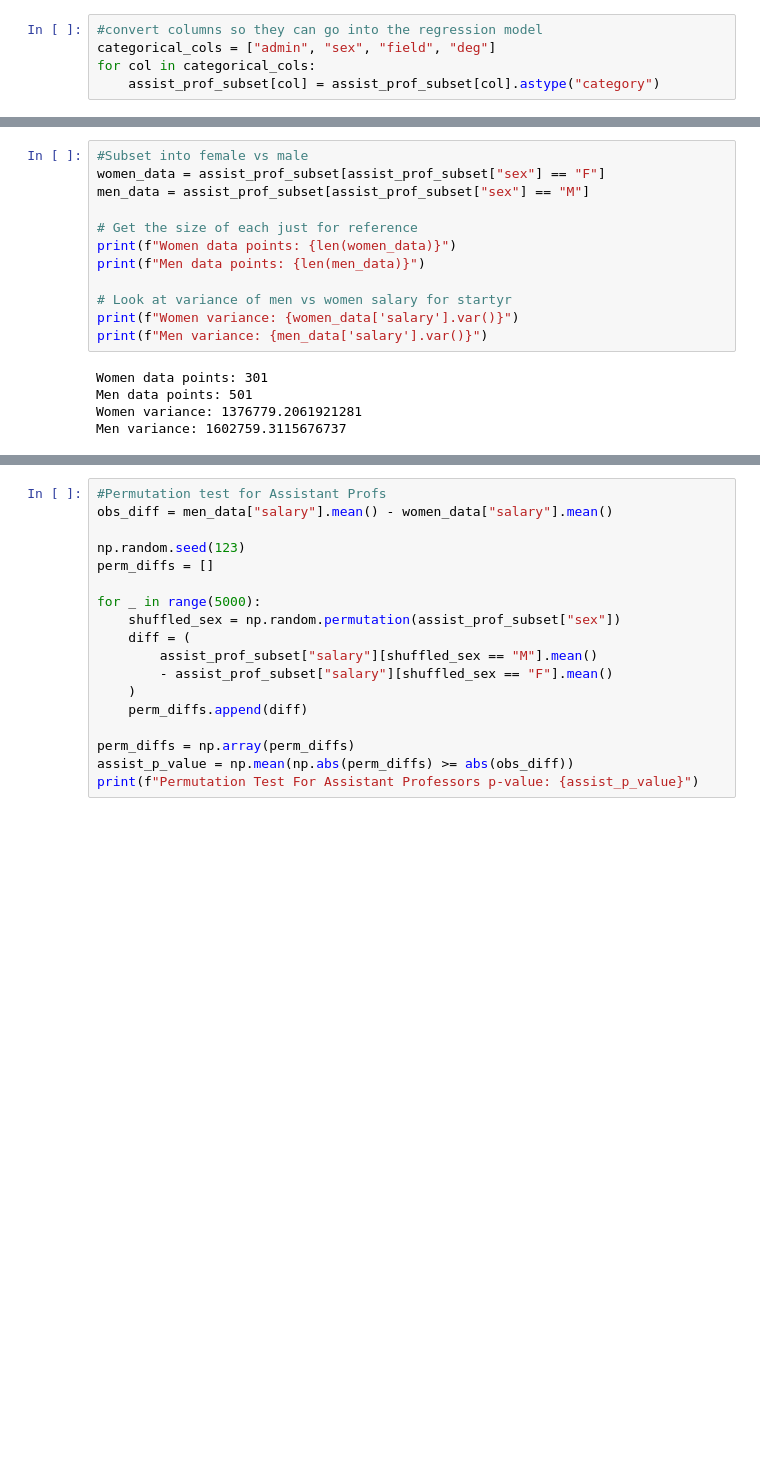
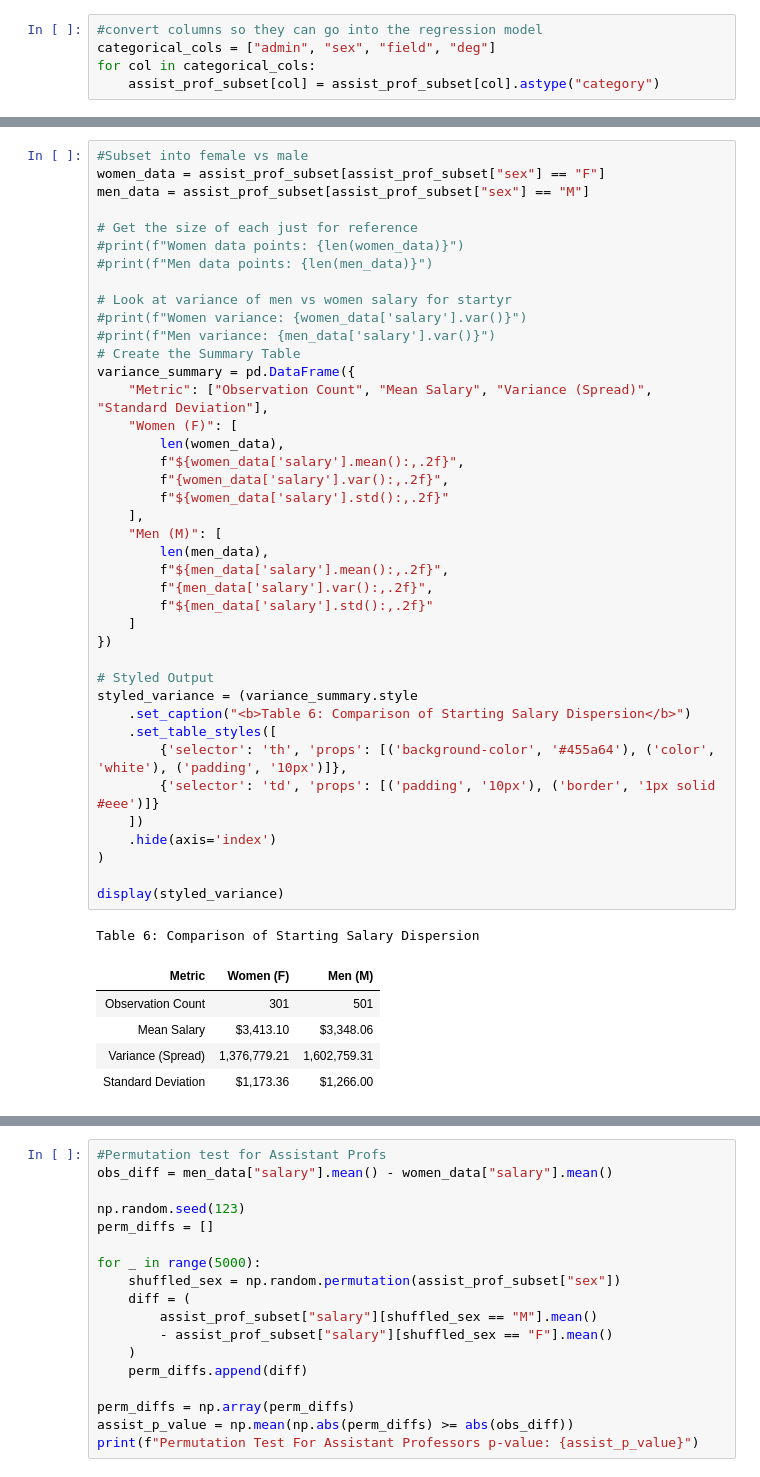
Before and after one commit to Jaiycex/Data557_Project_StoryTeam, a Jupyter notebook: Istanbul_IDS.ipynb, the cells around one changed output, grey strips where cells are left out. Cells and saved outputs as stored; diff of their text form; blank space fills up the shorter version.

Commit message:
fix table numbers and more explanation for q2

```diff
--- a/Istanbul_IDS.ipynb
+++ b/Istanbul_IDS.ipynb
@@ -842,20 +860,50 @@ Table 4b: Robust Model Fit & Reliability Metrics
 # %%
 #Subset into female vs male
 women_data = assist_prof_subset[assist_prof_subset["sex"] == "F"]
 men_data = assist_prof_subset[assist_prof_subset["sex"] == "M"]
 
 # Get the size of each just for reference
-print(f"Women data points: {len(women_data)}")
-print(f"Men data points: {len(men_data)}")
+#print(f"Women data points: {len(women_data)}")
+#print(f"Men data points: {len(men_data)}")
 
 # Look at variance of men vs women salary for startyr
-print(f"Women variance: {women_data['salary'].var()}")
-print(f"Men variance: {men_data['salary'].var()}")
+#print(f"Women variance: {women_data['salary'].var()}")
+#print(f"Men variance: {men_data['salary'].var()}")
+# Create the Summary Table
+variance_summary = pd.DataFrame({
+    "Metric": ["Observation Count", "Mean Salary", "Variance (Spread)", "Standard Deviation"],
+    "Women (F)": [
+        len(women_data),
+        f"${women_data['salary'].mean():,.2f}",
+        f"{women_data['salary'].var():,.2f}",
+        f"${women_data['salary'].std():,.2f}"
+    ],
+    "Men (M)": [
+        len(men_data),
+        f"${men_data['salary'].mean():,.2f}",
+        f"{men_data['salary'].var():,.2f}",
+        f"${men_data['salary'].std():,.2f}"
+    ]
+})
+
+# Styled Output
+styled_variance = (variance_summary.style
+    .set_caption("<b>Table 6: Comparison of Starting Salary Dispersion</b>")
+    .set_table_styles([
+        {'selector': 'th', 'props': [('background-color', '#455a64'), ('color', 'white'), ('padding', '10px')]},
+        {'selector': 'td', 'props': [('padding', '10px'), ('border', '1px solid #eee')]}
+    ])
+    .hide(axis='index')
+)
+
+display(styled_variance)
 # %% [output]
-Women data points: 301
-Men data points: 501
-Women variance: 1376779.2061921281
-Men variance: 1602759.3115676737
+Table 6: Comparison of Starting Salary Dispersion
+| Metric | Women (F) | Men (M) |
+| Observation Count | 301 | 501 |
+| Mean Salary | $3,413.10 | $3,348.06 |
+| Variance (Spread) | 1,376,779.21 | 1,602,759.31 |
+| Standard Deviation | $1,173.36 | $1,266.00 |
 # %%
 #Q-Q plots for starting salary
 plt.figure()
```
Also changed, not shown: parts of 35 cells of this notebook, 1 other file.
